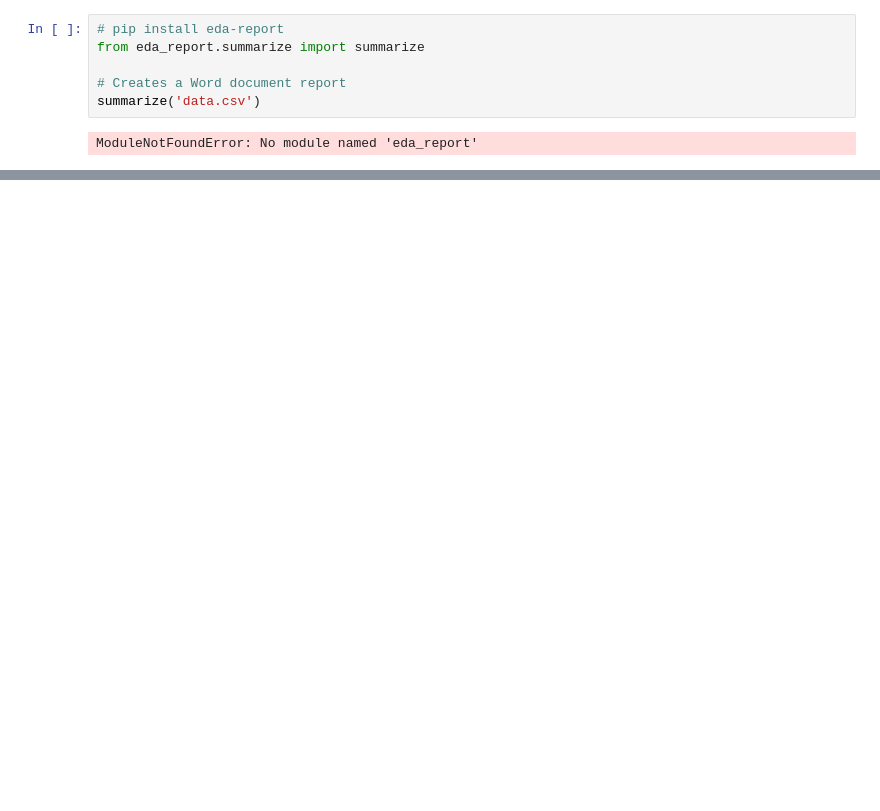
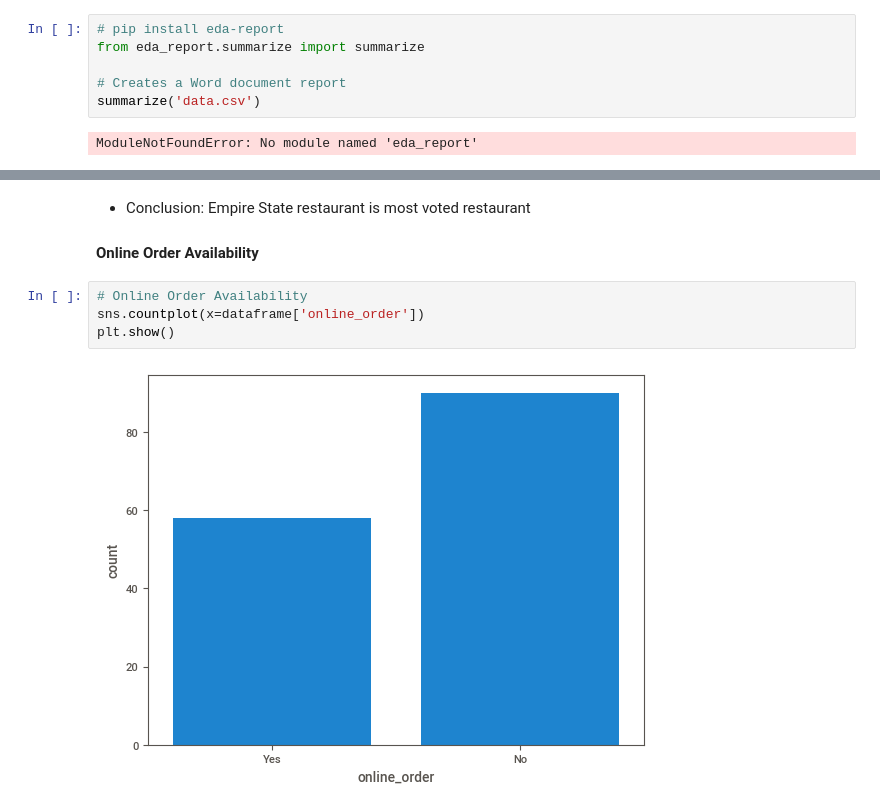
Before and after one commit to sbccas/data-analytics-using-python, a Jupyter notebook: 3_Projects_Presentations/Zomato_602_DAP_Student_Reference.ipynb, the cells around one changed output, grey strips where cells are left out. Saved outputs shown, nothing was run; the diff lists cells and outputs as text; blank space fills up the shorter version.

```diff
--- a/3_Projects_Presentations/Zomato_602_DAP_Student_Reference.ipynb
+++ b/3_Projects_Presentations/Zomato_602_DAP_Student_Reference.ipynb
@@ -196,0 +273,10 @@ plt.show()
+# %% [markdown]
+* Conclusion: Empire State restaurant is most voted restaurant
+
+#### Online Order Availability
+# %%
+# Online Order Availability
+sns.countplot(x=dataframe['online_order'])
+plt.show()
+# %% [output]
+[figure, added]
```
Also changed, not shown: parts of 53 cells of this notebook, 7 other files.
